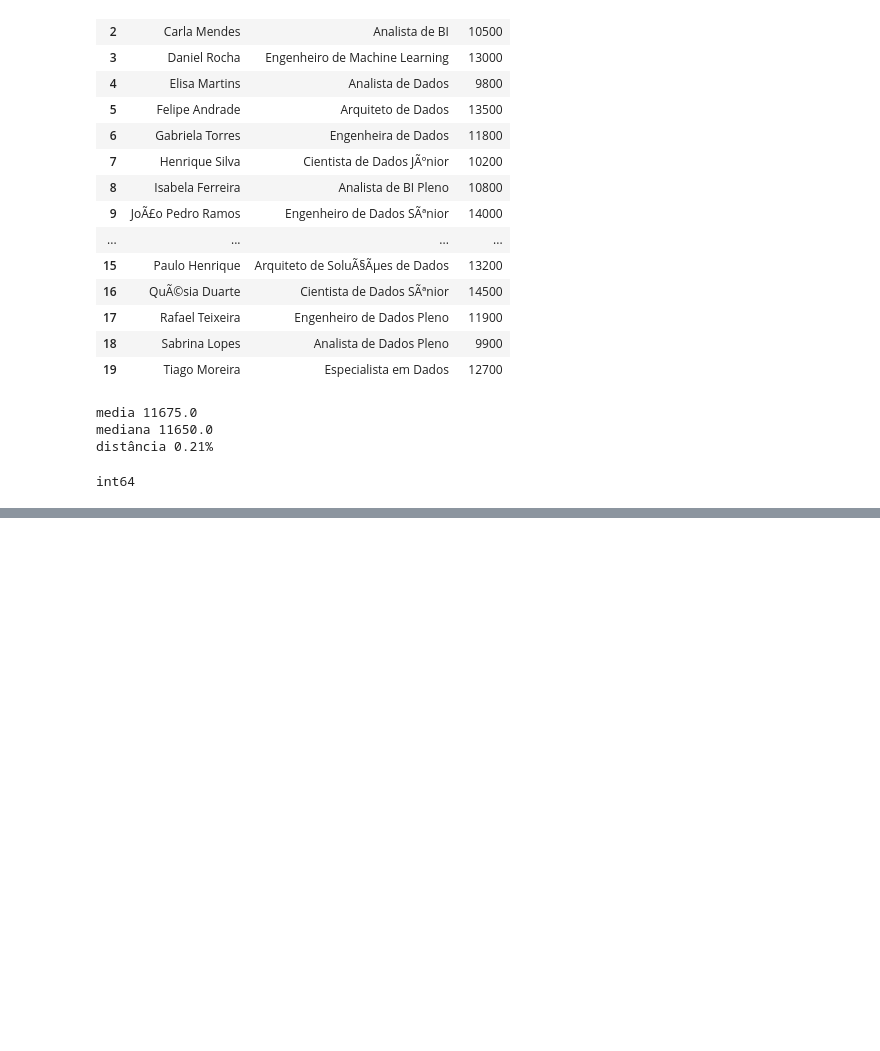
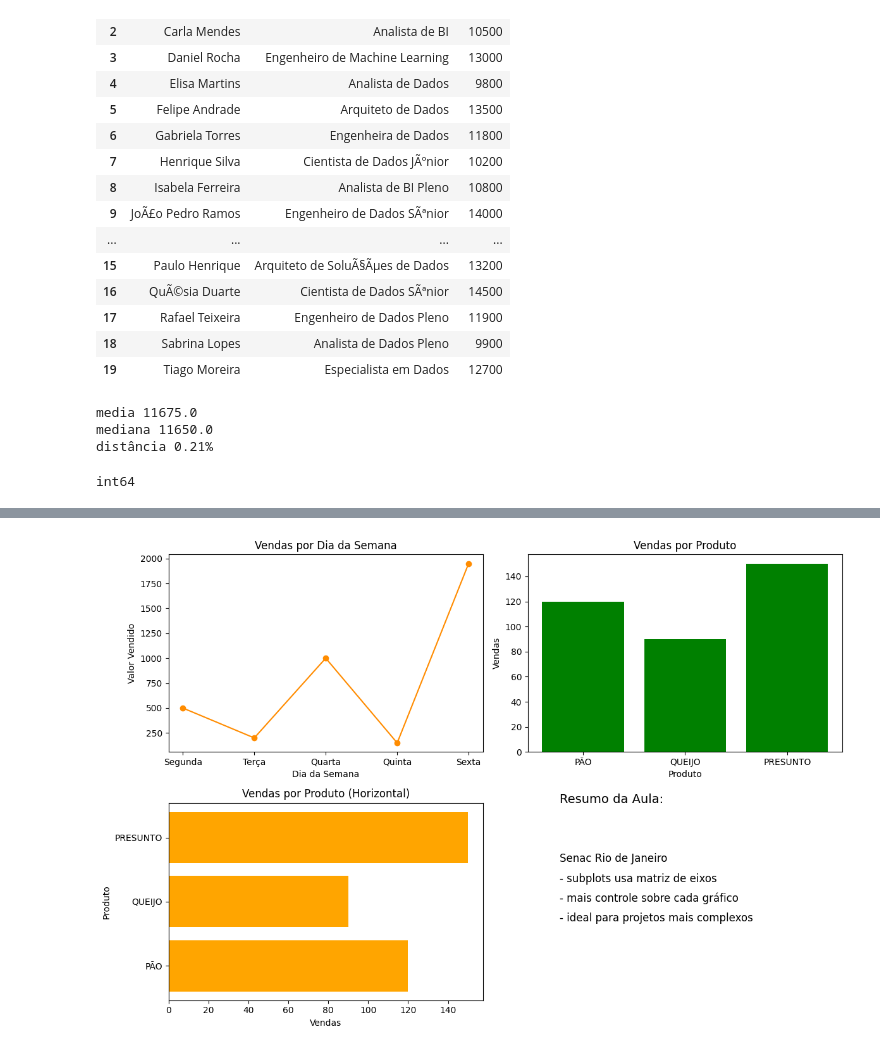
Before and after one commit to CassioPereira1924/Repo_Senac, a Jupyter notebook: uqartis.ipynb, the cells around one changed output, grey strips where cells are left out. Saved outputs shown, nothing was run; the diff lists cells and outputs as text; code cells hidden in the pictures; blank space fills up the shorter version.

```diff
--- a/uqartis.ipynb
+++ b/uqartis.ipynb
@@ -277,0 +334,68 @@ int64
+# %%
+df_dias = pd.DataFrame({'dias': ['Segunda', 'Terça', 'Quarta', 'Quinta', 'Sexta'],
+           'Venda': [500, 200, 1000, 150, 1950]})
+
+df_produto = pd.DataFrame({'Produto': ['PÃO', 'QUEIJO', 'PRESUNTO'],
+                            'Vendas': [120, 90, 150]})
+
+
+# Cria uma figura com 4 áreas de gráficos (2 linhas x 2 colunas)
+fig, axs = plt.subplots(2, 2, figsize=(12, 8))
+# axs é uma matriz 2x2 de objetos Axes, onde cada posição representa um gráfico específico:
+# axs[0, 0] → linha 0, coluna 0 → canto superior esquerdo
+# axs[0, 1] → linha 0, coluna 1 → canto superior direito
+# axs[1, 0] → linha 1, coluna 0 → canto inferior esquerdo
+# axs[1, 1] → linha 1, coluna 1 → canto inferior direito
+
+# Gráfico 1: Linha - Vendas por dia da semana
+axs[0, 0].plot(df_dias['dias'], df_dias['Venda'], marker='o', linestyle='-', color='#FF8C00')
+# axs[0, 0] acessa o primeiro gráfico (linha 0, coluna 0)
+# .plot() desenha uma linha conectando os valores de venda por dia
+axs[0, 0].set_title('Vendas por Dia da Semana')   # Título do gráfico
+axs[0, 0].set_xlabel('Dia da Semana')    # Rótulo do eixo X
+axs[0, 0].set_ylabel('Valor Vendido')    # Rótulo do eixo Y
+
+# Gráfico 2: Barras verticais - Vendas por produto
+axs[0, 1].bar(df_produto['Produto'], df_produto['Vendas'], color='green')
+# axs[0, 1] acessa o segundo gráfico (linha 0, coluna 1)
+# .bar() desenha barras verticais para cada produto
+axs[0, 1].set_title('Vendas por Produto')       # Título do gráfico
+axs[0, 1].set_xlabel('Produto')                 # Rótulo do eixo X
+axs[0, 1].set_ylabel('Vendas')                  # Rótulo do eixo Y
+
+# Gráfico 3: Barras horizontais - Vendas por produto
+axs[1, 0].barh(df_produto['Produto'], df_produto['Vendas'], color='orange')
+# axs[1, 0] acessa o terceiro gráfico (linha 1, coluna 0)
+# .barh() desenha barras horizontais para os produtos
+axs[1, 0].set_title('Vendas por Produto (Horizontal)')  # Título do gráfico
+axs[1, 0].set_xlabel('Vendas')                          # Rótulo do eixo X
+axs[1, 0].set_ylabel('Produto')                         # Rótulo do eixo Y
+
+
+# Gráfico 4: Quadro de texto explicativo
+axs[1, 1].axis('off')  # axs[1, 1] acessa o quarto gráfico (linha 1, coluna 1)
+# .axis('off') oculta os eixos para transformar o espaço em um quadro de texto
+
+# Inserção de texto explicativo no gráfico 4
+axs[1, 1].text(0.1, 1, 'Resumo da Aula:', fontsize=14, color='black')
+# .text(x, y, texto) insere texto na posição (10% largura, 100% altura)
+# fontsize define o tamanho da fonte, color define a cor
+
+axs[1, 1].text(0.1, 0.6, '- subplots usa matriz de eixos', fontsize=12)
+# Explica que plt.subplots() retorna uma matriz de objetos Axes
+# Cada gráfico é acessado por sua posição: axs[linha, coluna]
+axs[1, 1].text(0.1, 0.7, 'Senac Rio de Janeiro', fontsize=12)
+
+axs[1, 1].text(0.1, 0.5, '- mais controle sobre cada gráfico', fontsize=12)
+# Destaca que podemos configurar cada gráfico individualmente
+
+axs[1, 1].text(0.1, 0.4, '- ideal para projetos mais complexos', fontsize=12)
+# Mostra que subplots são úteis para dashboards e relatórios com múltiplas visualizações
+
+# Ajusta os espaços entre os gráficos para evitar sobreposição
+plt.tight_layout()
+
+# Exibe todos os gráficos juntos
+plt.show()
+# %% [output]
+[figure, added]
```
Also changed, not shown: parts of 5 cells of this notebook.
